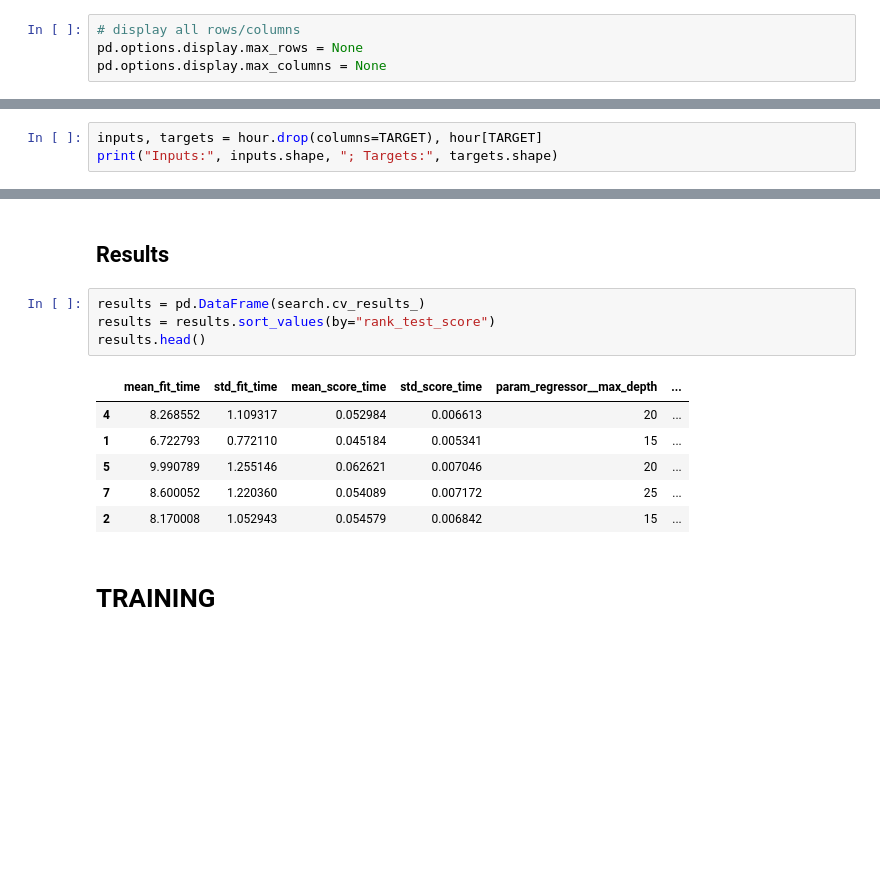
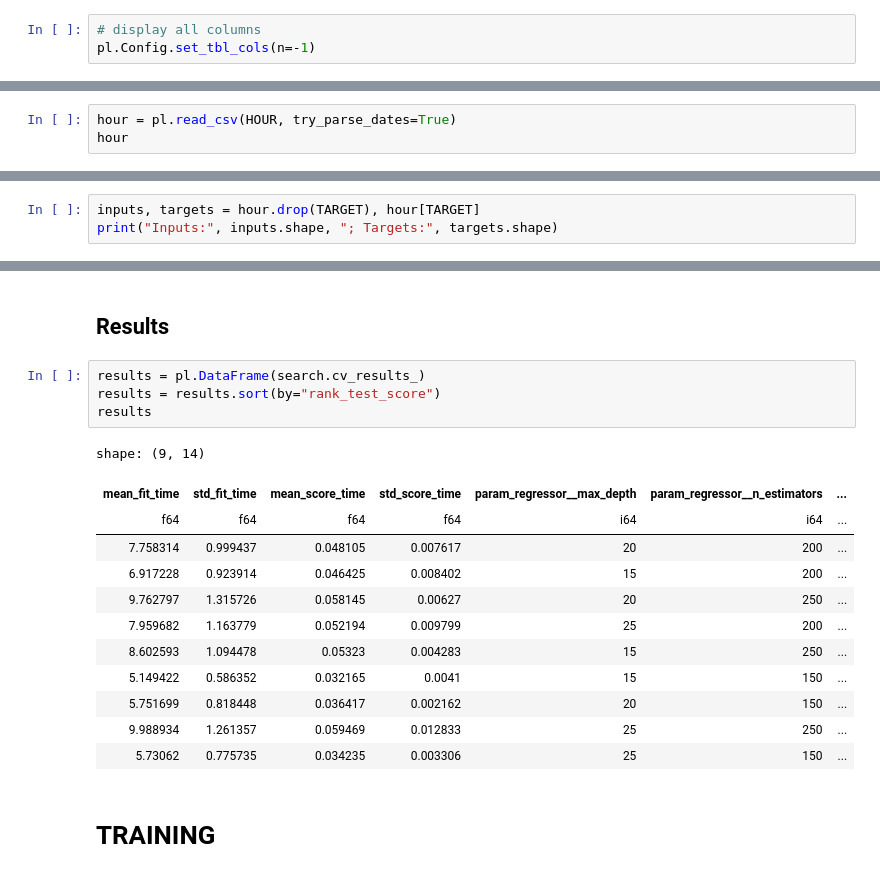
Before and after one commit to fmind/mlops-python-package, a Jupyter notebook: notebooks/prototype.ipynb, the cells around one changed output, grey strips where cells are left out. Cells and saved outputs as stored; diff of their text form; blank space fills up the shorter version.

Commit message:
refactor(data): switch to pandas to polars
cannot be done as polars is not well supported by mlflow

```diff
--- a/notebooks/prototype.ipynb
+++ b/notebooks/prototype.ipynb
@@ -56,4 +56,3 @@ PARAM_GRID = {
-# %%
-# display all rows/columns
-pd.options.display.max_rows = None
-pd.options.display.max_columns = None
+# %%
+# display all columns
+pl.Config.set_tbl_cols(n=-1)
@@ -106,0 +75,3 @@ memory usage: 2.3+ MB
+# %%
+hour = pl.read_csv(HOUR, try_parse_dates=True)
+hour
@@ -138,6 +124,6 @@ px.scatter_matrix(
 # %% [markdown]
 ## Columns
 # %%
-inputs, targets = hour.drop(columns=TARGET), hour[TARGET]
+inputs, targets = hour.drop(TARGET), hour[TARGET]
 print("Inputs:", inputs.shape, "; Targets:", targets.shape)
 # %% [output]
@@ -287,16 +257,22 @@ GridSearchCV(cv=TimeSeriesSplit(gap=0, max_train_size=None, n_splits=4, test_siz
 # %% [markdown]
 ## Results
 # %%
-results = pd.DataFrame(search.cv_results_)
-results = results.sort_values(by="rank_test_score")
-results.head()
+results = pl.DataFrame(search.cv_results_)
+results = results.sort(by="rank_test_score")
+results
 # %% [output]
+shape: (9, 14)
-|  | mean_fit_time | std_fit_time | mean_score_time | std_score_time | param_regressor__max_depth | ... |
-| 4 | 8.268552 | 1.109317 | 0.052984 | 0.006613 | 20 | ... |
-| 1 | 6.722793 | 0.772110 | 0.045184 | 0.005341 | 15 | ... |
-| 5 | 9.990789 | 1.255146 | 0.062621 | 0.007046 | 20 | ... |
-| 7 | 8.600052 | 1.220360 | 0.054089 | 0.007172 | 25 | ... |
-| 2 | 8.170008 | 1.052943 | 0.054579 | 0.006842 | 15 | ... |
+| mean_fit_time | std_fit_time | mean_score_time | std_score_time | param_regressor__max_depth | param_regressor__n_estimators | ... |
+| f64 | f64 | f64 | f64 | i64 | i64 | ... |
+| 7.758314 | 0.999437 | 0.048105 | 0.007617 | 20 | 200 | ... |
+| 6.917228 | 0.923914 | 0.046425 | 0.008402 | 15 | 200 | ... |
+| 9.762797 | 1.315726 | 0.058145 | 0.00627 | 20 | 250 | ... |
+| 7.959682 | 1.163779 | 0.052194 | 0.009799 | 25 | 200 | ... |
+| 8.602593 | 1.094478 | 0.05323 | 0.004283 | 15 | 250 | ... |
+| 5.149422 | 0.586352 | 0.032165 | 0.0041 | 15 | 150 | ... |
+| 5.751699 | 0.818448 | 0.036417 | 0.002162 | 20 | 150 | ... |
+| 9.988934 | 1.261357 | 0.059469 | 0.012833 | 25 | 250 | ... |
+| 5.73062 | 0.775735 | 0.034235 | 0.003306 | 25 | 150 | ... |
 # %% [markdown]
 # TRAINING
 # %% [markdown]
```
Also changed, not shown: parts of 24 cells of this notebook, 34 other files.
